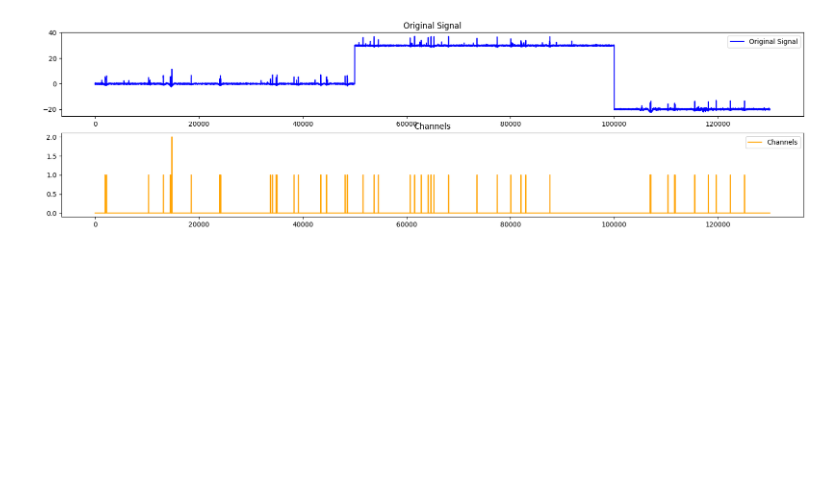
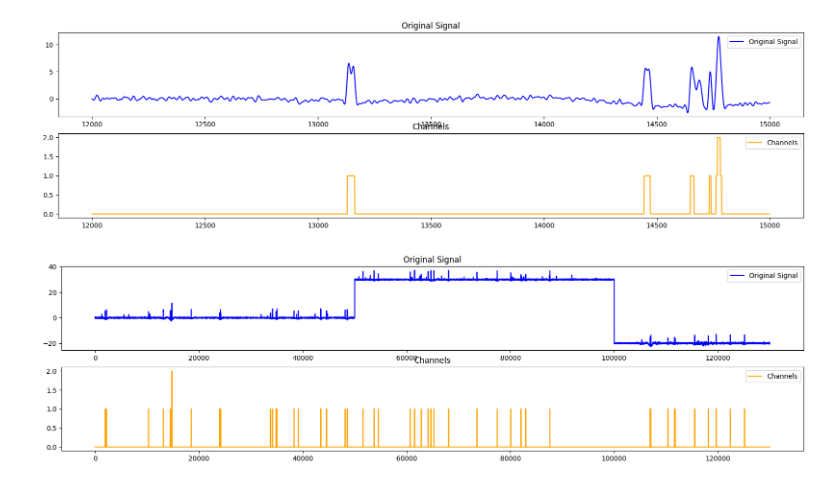
Before and after one commit to DCel567/PatchClamp_nn, a Jupyter notebook: decision_tree.ipynb, the cells around one changed output. Drawn from its saved outputs; the diff is of its cells as text; code cells hidden in the pictures; blank space fills up the shorter version.

```diff
--- a/decision_tree.ipynb
+++ b/decision_tree.ipynb
@@ -37,6 +37,10 @@ def plot_signal_and_channels(signal, chans, zero=0, delta=5000):
     plt.plot(chans[zero:zero+delta], label='Channels', color='orange')
     plt.title('Channels')
     plt.legend()
+# %%
+plot_signal_and_channels(st['signal'], st['chans'], zero=12000, delta=3000)
+# %% [output]
+[figure, added]
 # %%
 plot_signal_and_channels(st['signal'], st['chans'], delta=130000)
 X_test = np.array(st['signal'][:20000])
```
Also changed, not shown: 3 other files.
